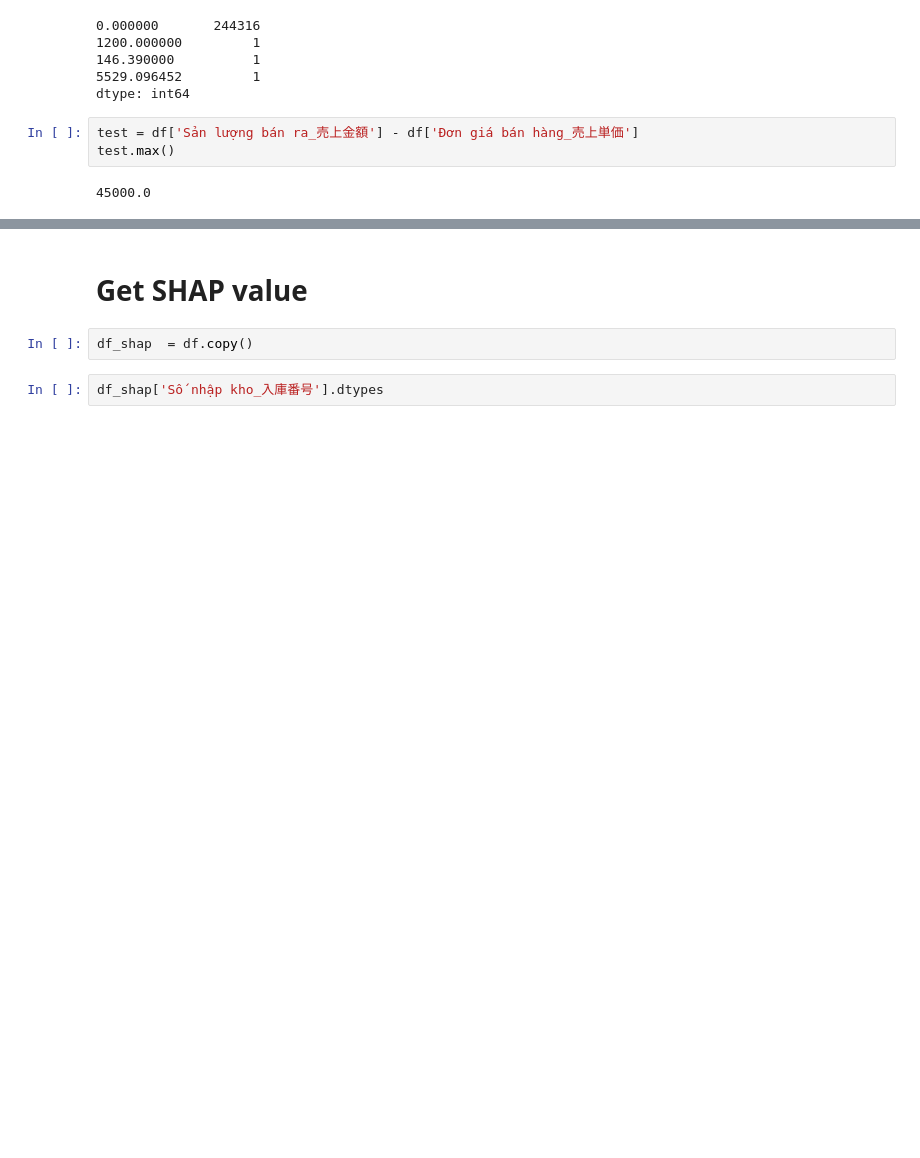
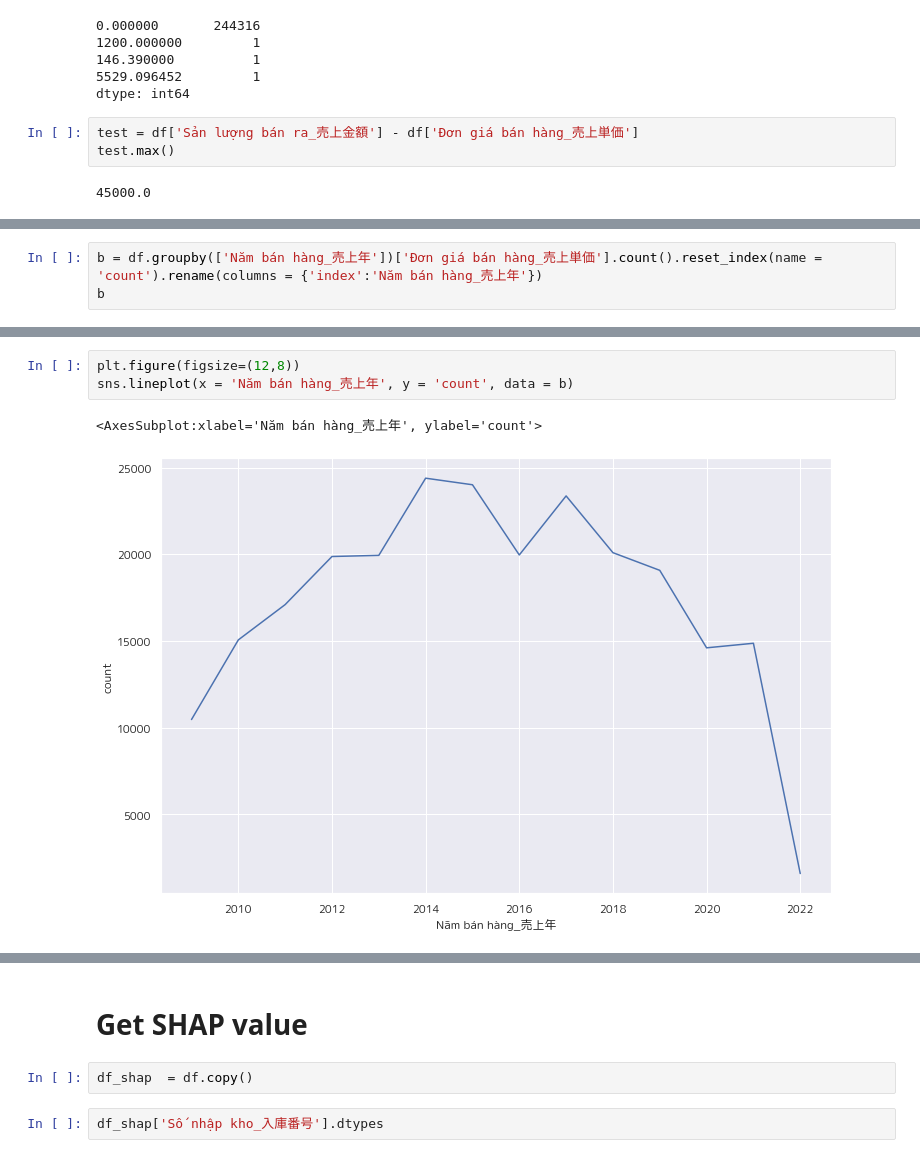
Before and after one commit to linhvu2661998/kaiho_v3, a Jupyter notebook: Improve_Performance_Model.ipynb, the cells around one changed output, grey strips where cells are left out. Drawn from its saved outputs; the diff is of its cells as text; blank space fills up the shorter version.

```diff
--- a/Improve_Performance_Model.ipynb
+++ b/Improve_Performance_Model.ipynb
@@ -198,0 +236,3 @@ Name: Đơn giá bán hàng_売上単価, dtype: int64
+# %%
+b = df.groupby(['Năm bán hàng_売上年'])['Đơn giá bán hàng_売上単価'].count().reset_index(name = 'count').rename(columns = {'index':'Năm bán hàng_売上年'})
+b
@@ -198,0 +255,6 @@ Name: Đơn giá bán hàng_売上単価, dtype: int64
+# %%
+plt.figure(figsize=(12,8))
+sns.lineplot(x = 'Năm bán hàng_売上年', y = 'count', data = b)
+# %% [output]
+<AxesSubplot:xlabel='Năm bán hàng_売上年', ylabel='count'>
+[figure, added]
```
Also changed, not shown: parts of 27 cells of this notebook, 3 other files.
